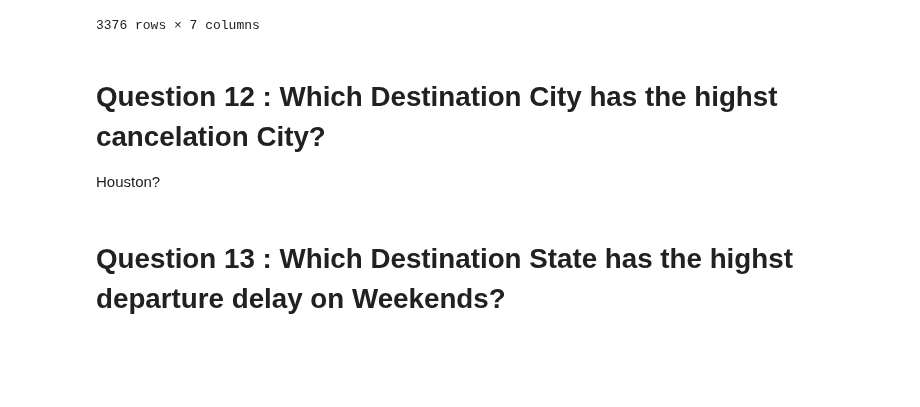
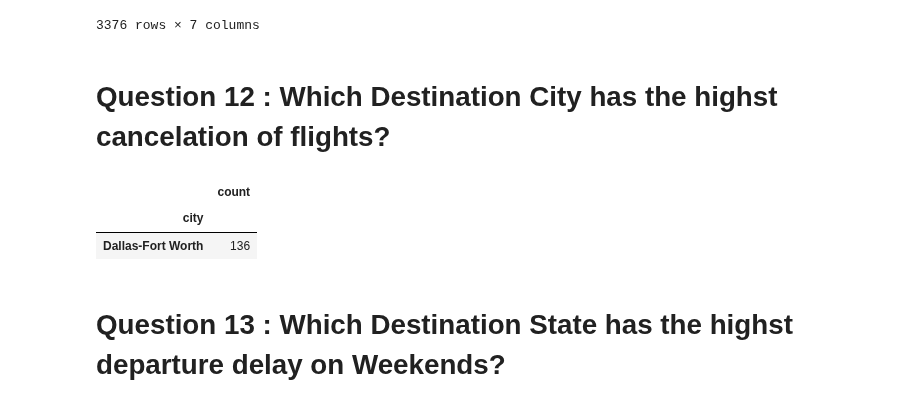
Before and after one commit to kiat/Elements-of-Data-Analytics, a Jupyter notebook: Code-Example-003-Pandas-Dataframe-Loading-Data.ipynb, the cells around one changed output. Saved outputs shown, nothing was run; the diff lists cells and outputs as text; code cells hidden in the pictures; blank space fills up the shorter version.

```diff
--- a/Code-Example-003-Pandas-Dataframe-Loading-Data.ipynb
+++ b/Code-Example-003-Pandas-Dataframe-Loading-Data.ipynb
@@ -290,8 +399,37 @@ airports
 | 3375 | ZZV | Zanesville Municipal | Zanesville | OH | USA | 39.944458 | -81.892105 |
 3376 rows × 7 columns
 # %% [markdown]
-# Question 12 : Which Destination City has the highst cancelation City?
-Houston?
+# Question 12 : Which Destination City has the highst cancelation of flights?
+# %%
+cancelled_flights = flights[flights['CANCELLED']==1]
+cancelled = cancelled_flights[['DESTINATION_AIRPORT']]
+
+
+tmp = pd.DataFrame(cancelled.value_counts())
+
+# we rest the index and make it nice looking
+tmp.reset_index(col_level=0, inplace=True)
+# Print it to see what we have so far
+# print(tmp)
+
+df2 = airports[['iata', 'city']]
+
+# Print it to see what we have so far
+# print(df2)
+
+tmp  = tmp.merge(df2, left_on='DESTINATION_AIRPORT', right_on='iata' )
+
+# Print it to see what we have so far
+# print(tmp)
+
+result = tmp[['count', 'city']]
+
+result = result.groupby('city').sum()
+result.nlargest(1, 'count')
+# %% [output]
+|  | count |
+| city |  |
+| Dallas-Fort Worth | 136 |
 # %% [markdown]
 # Question 13 : Which Destination State has the highst departure delay on Weekends?
 # %% [markdown]
```
Also changed, not shown: parts of 20 cells of this notebook.
